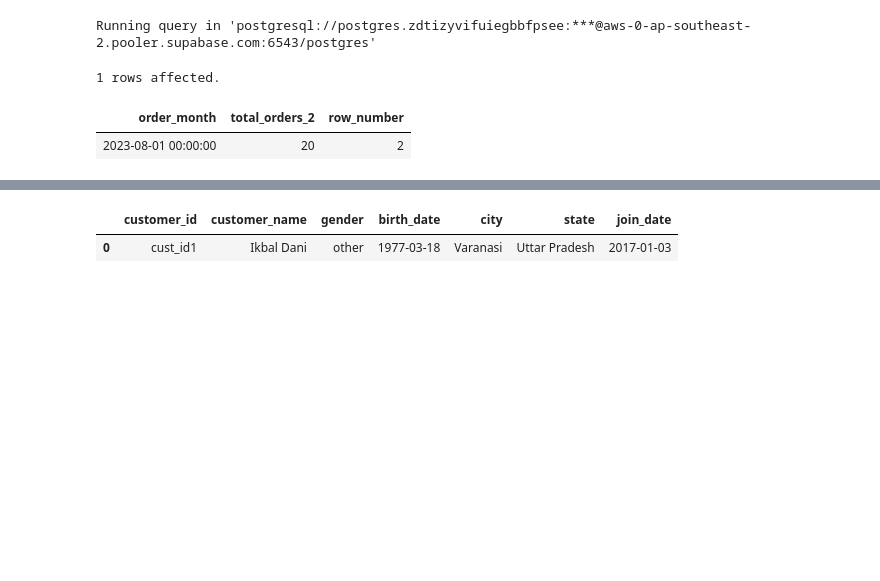
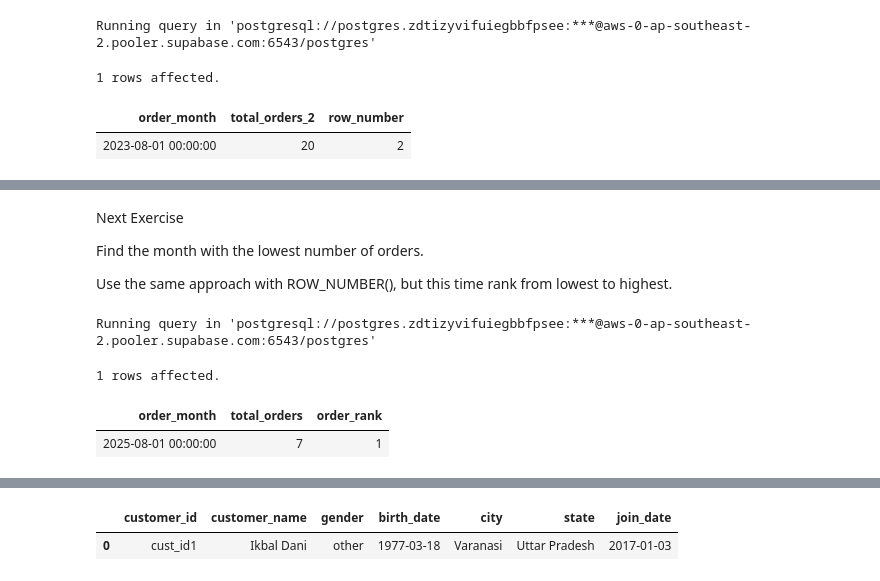
Before and after one commit to umesh-creates/sql_pandas_exercise_and_notes, a Jupyter notebook: retail_analysis exercise/date _and_time.ipynb, the cells around one changed output, grey strips where cells are left out. Drawn from its saved outputs; the diff is of its cells as text; code cells hidden in the pictures; blank space fills up the shorter version.

```diff
--- a/retail_analysis exercise/date _and_time.ipynb
+++ b/retail_analysis exercise/date _and_time.ipynb
@@ -1412,0 +1446,25 @@ Running query in 'postgresql://postgres.zdtizyvifuiegbbfpsee:***@aws-0-ap-southe
+# %% [markdown]
+Next Exercise
+
+Find the month with the lowest number of orders.
+
+Use the same approach with ROW_NUMBER(), but this time rank from lowest to highest.
+# %%
+%%sql
+SELECT order_month, total_orders, order_rank
+FROM (
+    SELECT DATE_TRUNC('month', order_date) AS order_month,
+        COUNT(order_id) AS total_orders,
+        ROW_NUMBER()
+        OVER(
+            ORDER BY COUNT(order_id) ASC
+        ) AS order_rank
+    FROM retail_analysis.orders
+    GROUP BY DATE_TRUNC('month', order_date)
+)
+WHERE order_rank = 1;
+# %% [output]
+Running query in 'postgresql://postgres.zdtizyvifuiegbbfpsee:***@aws-0-ap-southeast-2.pooler.supabase.com:6543/postgres'
+1 rows affected.
+| order_month | total_orders | order_rank |
+| 2025-08-01 00:00:00 | 7 | 1 |
```
Also changed, not shown: parts of 4 cells of this notebook.
